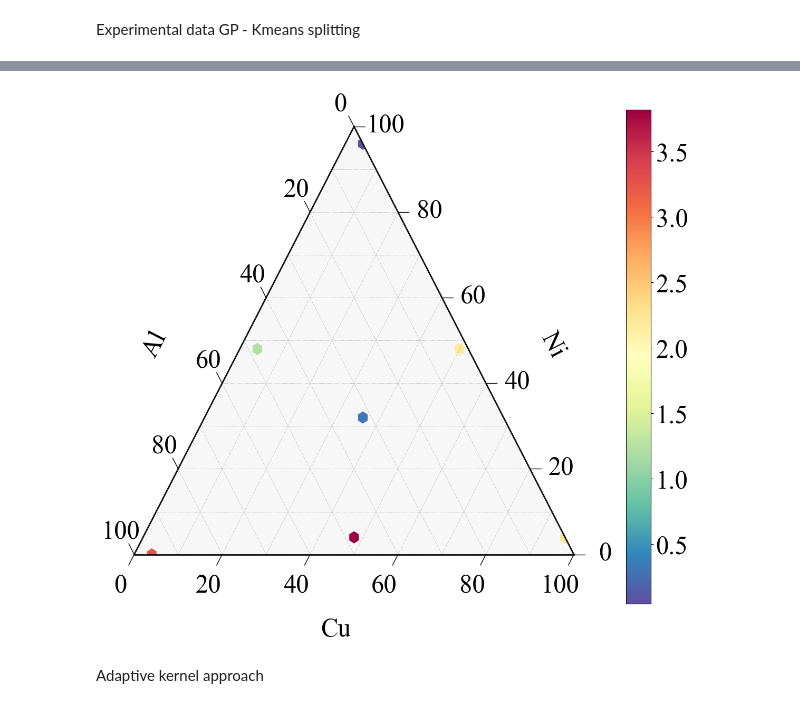
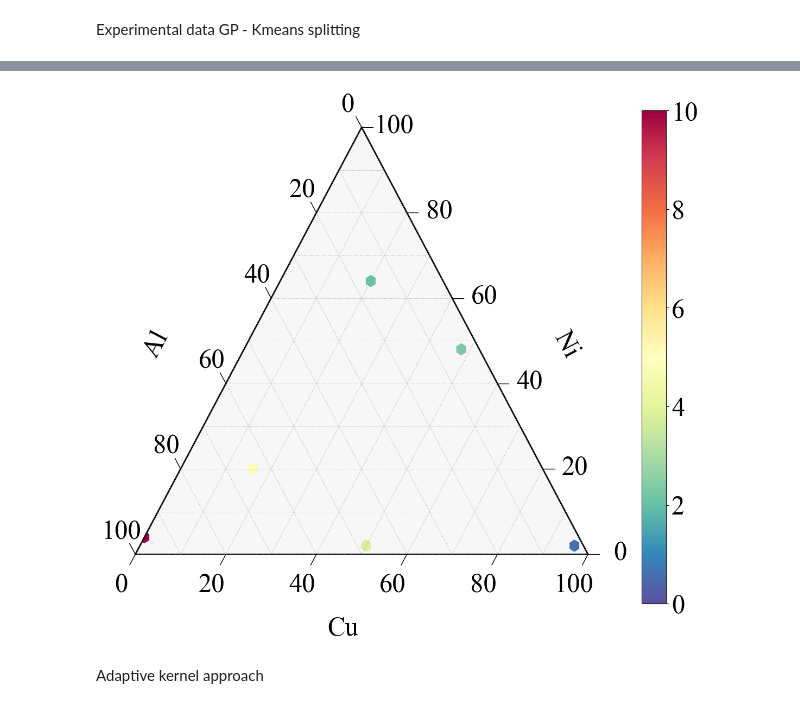
Before and after one commit to linarojas0824/Hybrid-Experimental-Data-Driven-Workflow, a Jupyter notebook: scripts/Notebooks/02_Model Training GP.ipynb, the cells around one changed output, grey strips where cells are left out. Cells and saved outputs as stored; diff of their text form; code cells hidden in the pictures.

```diff
--- a/scripts/Notebooks/02_Model Training GP.ipynb
+++ b/scripts/Notebooks/02_Model Training GP.ipynb
@@ -23,7 +23,7 @@ with open(SAMPLING_DIR/"cluster_split", "rb") as f:
     cluster_split = pickle.load(f)
 # %%
 import numpy as np
-from sklearn.preprocessing import MinMaxScaler
+from sklearn.preprocessing import StandardScaler
 
 
 def prepare_train_test_data(
@@ -59,7 +59,7 @@ def prepare_train_test_data(
     # Standardize only feature columns
     scaler = None
     if standardize:
-        scaler = MinMaxScaler()
+        scaler = StandardScaler()
         X_train_proc = scaler.fit_transform(X_train)
         X_test_proc = scaler.transform(X_test)
     else:
@@ -378,10 +383,7 @@ fig, tax = plot_ternary_heatmap(
 # %%
 e2_predict_GP_exp =  np.load(PREDICTIONS_DIR/"GP-Experiments/e2_predicted_GP.npy")
 
-df_previous_split = pd.DataFrame(
-    gp_cluster_split['x_space']*100,
-    columns=[composition_cols+feature_cols]
-)
+df_previous_split = df_cluster_split[composition_cols].copy()
 
 df_previous_split["e2"] = e2_predict_GP_exp
 
@@ -396,3 +398,5 @@ fig, tax = plot_ternary_heatmap(
     show=True,
     duplicate_handling="mean",
 )
+
+fig.savefig(PLOTS_DIR/"ternary_GP_cluster_split_initial.svg", bbox_inches="tight")
@@ -399,15 +405,8 @@ fig, tax = plot_ternary_heatmap(
-# %%
-e2_predict_GP_exp =  np.load(PREDICTIONS_DIR/"GP-Experiments/e2_predicted_GP.npy")
-
-df_previous_split = pd.DataFrame(
-    gp_cluster_split['x_space']*100,
-    columns=feature_cols
-)
 # %%
 from sklearn.neighbors import NearestNeighbors
 import numpy as np
 
-df_test = data_cluster['X_test_df']
+df_test = data_cluster['X_test_split_full']
 comp_cols = ["Cu", "Ni", "Al"]
 df_test = df_test[['Cu','Ni','Al']]*100
 df_test['y_test'] = data_cluster['y_test']
@@ -436,17 +435,18 @@ df_compare["sq_error"] = df_compare["error"] ** 2
 # %%
 fig, tax = plot_ternary_heatmap(
     df=df_compare,
     comp_cols=("Cu", "Ni", "Al"),
     value_col="abs_error",
     scale=50,
     cmap="Spectral_r",
-    vmin=None,
-    vmax=None,
+    vmin=0,
+    vmax=10,
     show=True,
     duplicate_handling="mean",
 )
+fig.savefig(PLOTS_DIR/"ternary_GP_cluster_split_initial_error.svg", bbox_inches="tight")
 # %% [output]
-[figure, old version]
+[figure, new version]
 # %% [markdown]
 Adaptive kernel approach
 # %%
```
Also changed, not shown: parts of 12 cells of this notebook, 18 other files.
